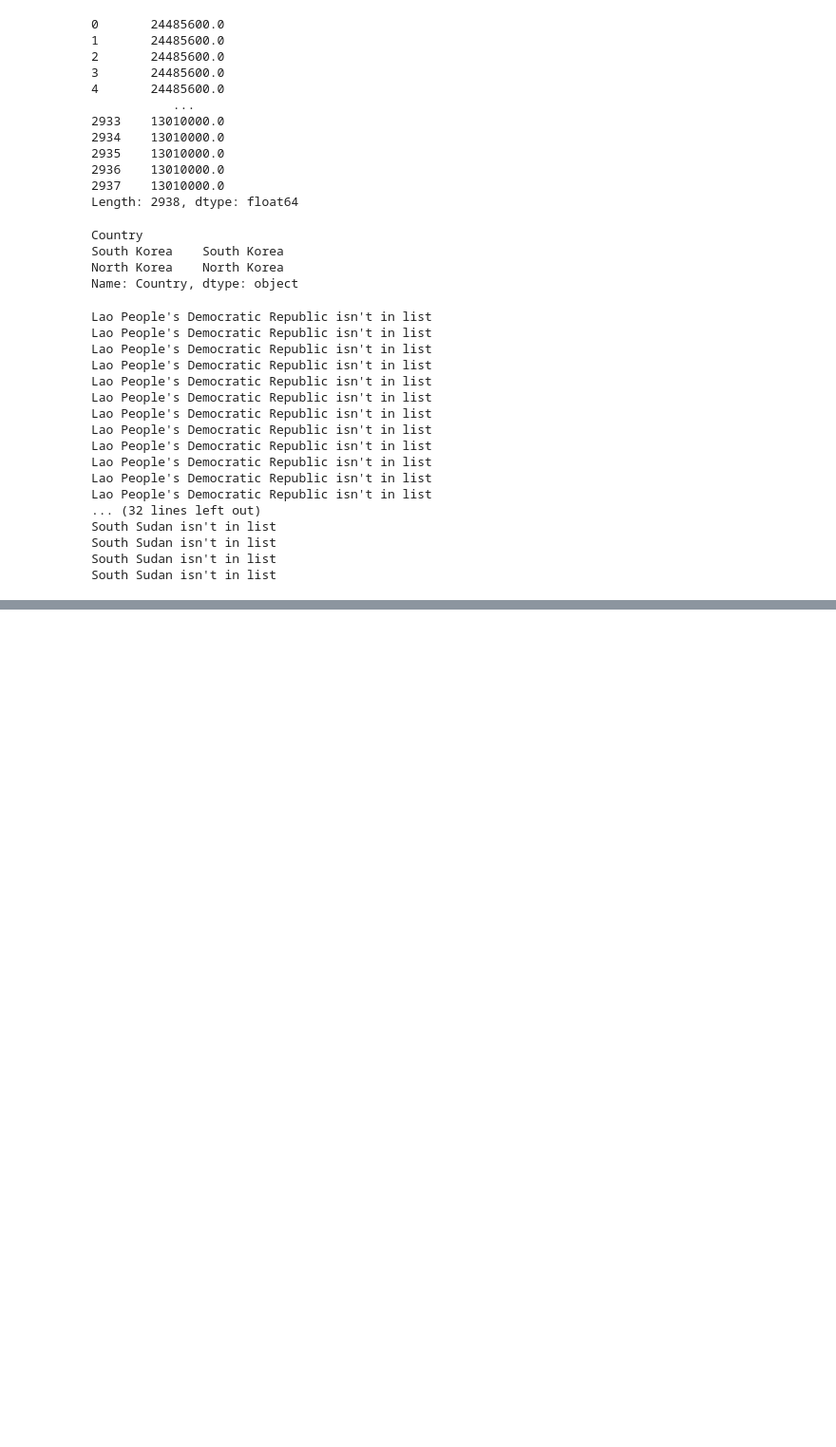
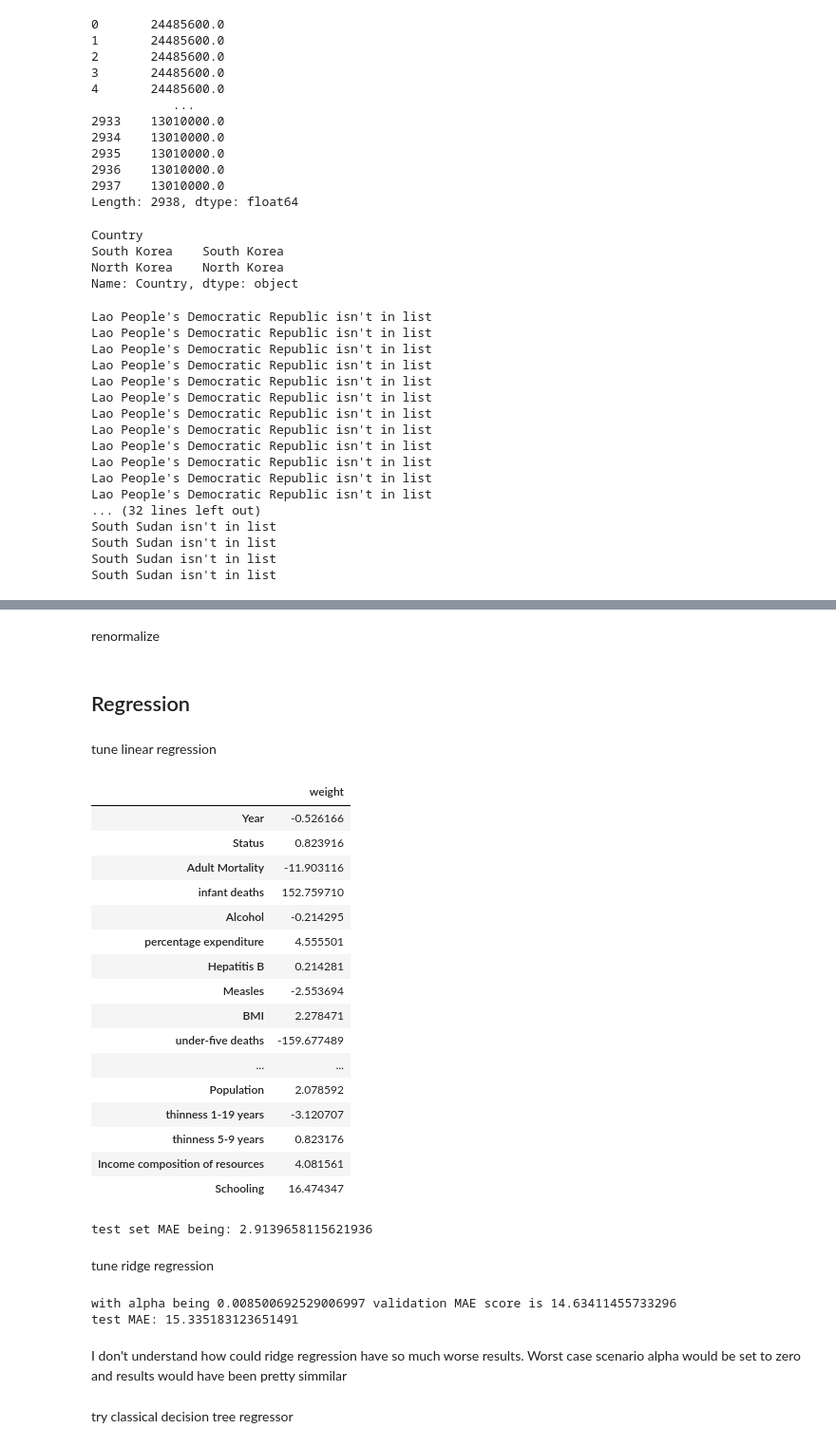
Before and after one commit to baturevychvitalii/data_science, a Jupyter notebook: 04/homework_04_B201.ipynb, the cells around one changed output, grey strips where cells are left out. Shown: that part at 95% size. Saved outputs shown, nothing was run; the diff lists cells and outputs as text; code cells hidden in the pictures; blank space fills up the shorter version.

```diff
--- a/04/homework_04_B201.ipynb
+++ b/04/homework_04_B201.ipynb
@@ -394,0 +473,3 @@ dtype: int64
+# %%
+normalized = data.drop(columns=['Country', 'Life expectancy '])
+normalized = pd.DataFrame(scaler.fit_transform(normalized), index=normalized.index, columns=normalized.columns)
@@ -394,0 +478,7 @@ dtype: int64
+# %%
+imputer = KNNImputer(n_neighbors=5, weights='distance')
+filled_data = pd.DataFrame(
+    imputer.fit_transform(normalized),
+    index=normalized.index,
+    columns=normalized.columns)
+filled_data['Life expectancy '] = data['Life expectancy ']
@@ -394,0 +507,48 @@ dtype: int64
+# %%
+unknown = filled_data[filled_data['Life expectancy '].isnull()].drop(columns=['Life expectancy '])
+known = filled_data[filled_data['Life expectancy '].notnull()]
+
+Xtrain, Xrest, ytrain, yrest = train_test_split(
+    known.drop(columns=['Life expectancy ']),
+    known['Life expectancy '],
+    test_size = 0.4,
+    random_state = rnd
+)
+
+Xval, Xtest, yval, ytest = train_test_split(Xrest, yrest, test_size = 0.4, random_state = rnd)
+# %% [markdown]
+renormalize
+# %%
+Xtrain = pd.DataFrame(scaler.fit_transform(Xtrain), index=Xtrain.index, columns=Xtrain.columns)
+Xval = pd.DataFrame(scaler.fit_transform(Xval), index=Xval.index, columns=Xval.columns)
+Xtest = pd.DataFrame(scaler.fit_transform(Xtest), index=Xtest.index, columns=Xtest.columns)
+unknown_normalized = pd.DataFrame(scaler.fit_transform(unknown), index=unknown.index, columns=unknown.columns)
+# %% [markdown]
+## Regression
+# %% [markdown]
+tune linear regression
+# %%
+lin_reg = LinearRegression().fit(Xtrain,ytrain)
+display(pd.DataFrame(data=[lin_reg.coef_.tolist()], columns=Xtrain.columns).transpose().rename(columns={0:'weight'}))
+print('test set MAE being:', metrics.mean_absolute_error(ytest, lin_reg.predict(Xtest)))
+# %% [output]
+|  | weight |
+| Year | -0.526166 |
+| Status | 0.823916 |
+| Adult Mortality | -11.903116 |
+| infant deaths | 152.759710 |
+| Alcohol | -0.214295 |
+| percentage expenditure | 4.555501 |
+| Hepatitis B | 0.214281 |
+| Measles | -2.553694 |
+| BMI | 2.278471 |
+| under-five deaths | -159.677489 |
+| ... | ... |
+| Population | 2.078592 |
+| thinness 1-19 years | -3.120707 |
+| thinness 5-9 years | 0.823176 |
+| Income composition of resources | 4.081561 |
+| Schooling | 16.474347 |
+test set MAE being: 2.9139658115621936
+# %% [markdown]
+tune ridge regression
@@ -394,0 +575,11 @@ dtype: int64
+# %%
+ridge, alpha = get_ridge_and_lambda(Xtrain, ytrain, Xval, yval)
+print('with alpha being', alpha, 'validation MAE score is', metrics.mean_squared_error(yval, ridge.predict(Xval)))
+print('test MAE:', metrics.mean_squared_error(ytest, ridge.predict(Xtest)))
+# %% [output]
+with alpha being 0.008500692529006997 validation MAE score is 14.63411455733296
+test MAE: 15.335183123651491
+# %% [markdown]
+ I don't understand how could ridge regression have so much worse results. Worst case scenario alpha would be set to zero and results would have been pretty simmilar
+# %% [markdown]
+try classical decision tree regressor
```
Also changed, not shown: parts of 34 cells of this notebook, 1 other file.
